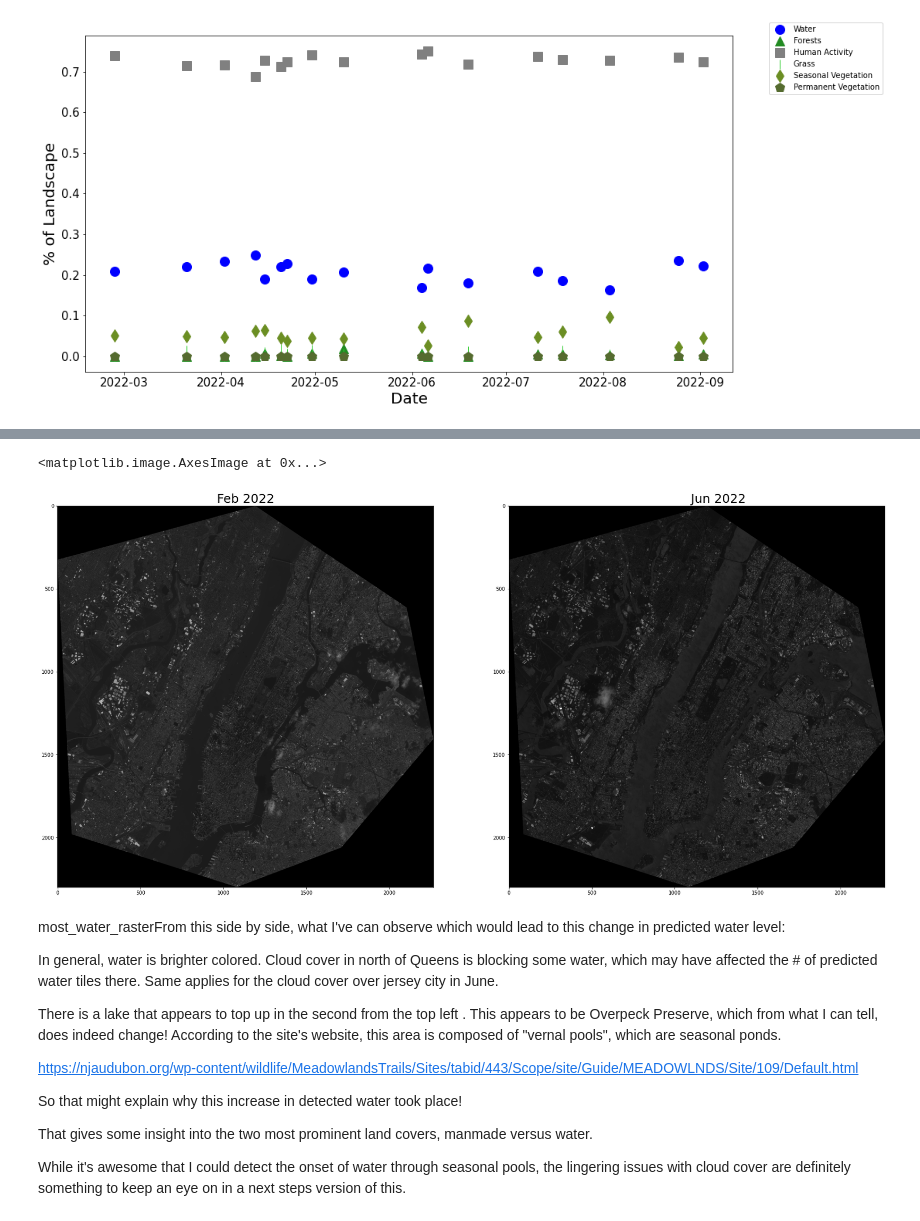
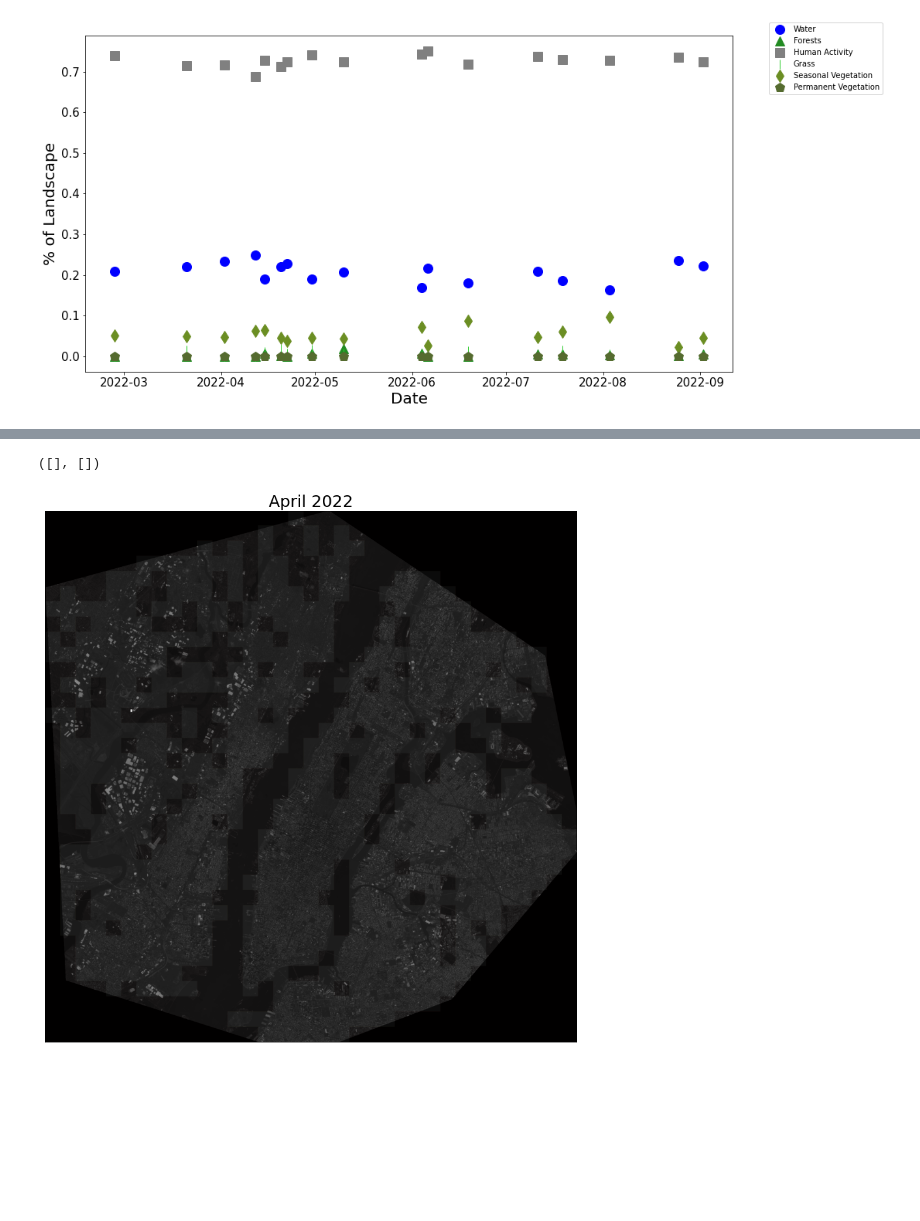
Before and after one commit to nkasmanoff/nyc-sentinel, a Jupyter notebook: NYC Change Detection Analysis.ipynb, the cells around one changed output, grey strips where cells are left out. Cells and saved outputs as stored; diff of their text form; code cells hidden in the pictures; blank space fills up the shorter version.

Commit message:
change detection notebook

```diff
--- a/NYC Change Detection Analysis.ipynb
+++ b/NYC Change Detection Analysis.ipynb
@@ -257,29 +288,37 @@ plt.imshow(most_water_mask)
+# %%
+# Create comparision images between the two rasters that above showed the most and least water.
+
+most_human_raster = rio.open('data/S2A_MSIL2A_20220606T153821_N0400_R011_T18TWL_20220606T230911.tiff').read()
+least_human_raster = rio.open('data/S2B_MSIL2A_20220412T153809_N0400_R011_T18TWL_20220412T210558.tiff').read()
+
+#cropped_img = crop_raster(raster)
+#tile_predictions, tiled_array, tiled_images, tiled_confidences, tiled_indices = get_tiled_predictions(cropped_img)
+cropped_most_human_img = crop_raster(most_human_raster)
+cropped_least_human_img = crop_raster(least_human_raster)
+
+mh_img = cropped_most_human_img.mean(axis=0)
+lh_img = cropped_least_human_img.mean(axis=0)
+
+tile_mh_predictions, tiled_mh_array, tiled_mh_images, tiled_mh_confidences, tiled_mh_indices = get_tiled_predictions(cropped_most_human_img)
+tile_lh_predictions, tiled_lh_array, tiled_lh_images, tiled_lh_confidences, tiled_lh_indices = get_tiled_predictions(cropped_least_human_img)
+
+
+# label 8 and 9 were the two water types
+mh_preds = [x for x in tile_mh_predictions if x in [3,4,7]]
+lh_preds = [x for x in tile_lh_predictions if x in [3,4,7]]
+
+
+# mask out anything not Human activity
+most_human_mask = (tiled_mh_array == 3)  + (tiled_mh_array == 4) + (tiled_mh_array == 7)
+least_human_mask = (tiled_lh_array == 3)  + (tiled_lh_array == 4) + (tiled_lh_array == 7)
 # %%
-plt.figure(figsize=(30,15))
-plt.subplot(121)
-plt.title("Feb 2022",fontsize=25)
-plt.imshow(most_human_activity_raster.mean(axis=0),cmap='gray')
-plt.subplot(122)
-plt.title("           Jun 2022",fontsize=25)
-plt.imshow(most_water_raster.mean(axis=0),cmap='gray')
+plt.figure(figsize=(15,15))
+plt.title("April 2022",fontsize=25)
+plt.imshow(lw_img,cmap='gray')
+plt.imshow(least_human_mask
+           ,cmap='pink',alpha=.05)
+plt.xticks([])
+plt.yticks([])
 # %% [output]
-<matplotlib.image.AxesImage at 0x...>
+([], [])
-[figure, old version]
+[figure, new version]
-# %% [markdown]
-most_water_rasterFrom this side by side, what I've can observe which would lead to this change in predicted water level:
-
-In general, water is brighter colored.
-Cloud cover in north of Queens is blocking some water, which may have affected the # of predicted water tiles there.
-Same applies for the cloud cover over jersey city in June.
-
-There is a lake that appears to top up in the second from the top left . This appears to be Overpeck Preserve, which from what I can tell, does indeed change! According to the site's website, this area is composed of "vernal pools", which are seasonal ponds.
-
-https://njaudubon.org/wp-content/wildlife/MeadowlandsTrails/Sites/tabid/443/Scope/site/Guide/MEADOWLNDS/Site/109/Default.html
-
-So that might explain why this increase in detected water took place!
-
-
-
-That gives some insight into the two most prominent land covers, manmade versus water.
-
-While it's awesome that I could detect the onset of water through seasonal pools, the lingering issues with cloud cover are definitely something to keep an eye on in a next steps version of this.
```
Also changed, not shown: parts of 23 cells of this notebook.
